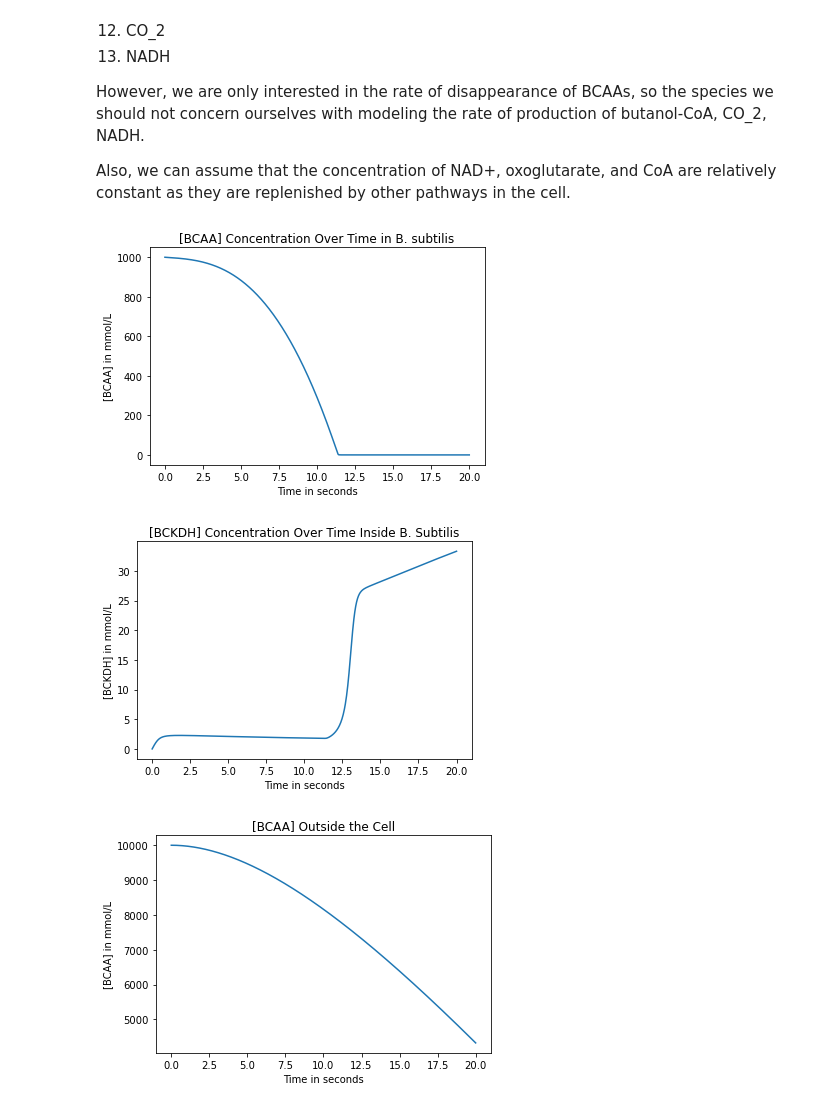
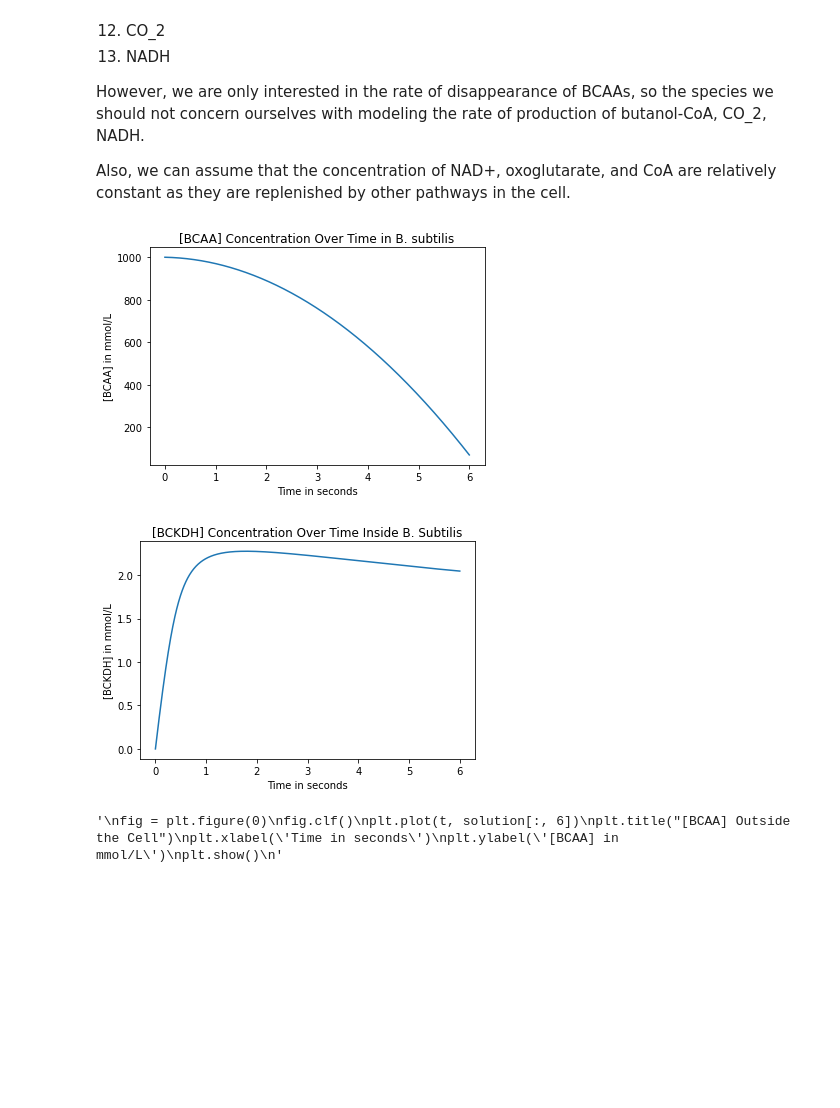
Before and after one commit to BloonCorps/iGEMIT-Modeling, a Jupyter notebook: gene_expression_enzyme_kinetics.ipynb, the cells around one changed output. Saved outputs shown, nothing was run; the diff lists cells and outputs as text; code cells hidden in the pictures; blank space fills up the shorter version.

Commit message:
graph

```diff
--- a/gene_expression_enzyme_kinetics.ipynb
+++ b/gene_expression_enzyme_kinetics.ipynb
@@ -153,39 +153,41 @@ def reaction(conc, time):
         dBCAAoutdt, dbCAPdt]
 
 #Define timesteps.
-t = np.linspace(0, 20, 1000) #step times
+t = np.linspace(0, 6, 1000) #step times
 
 #Solve the ODE with initial condition defined in species.
 s = species
 initial_conc = [s['BCAA_in'], s['ilvK'], s['Complex1'], \
     s['BCKA'], s['Complex2'], s['BCKDH'], s['BCAA_out'], s['bCAP']]
 
 solution = odeint(reaction, initial_conc, t)
 
 fig = plt.figure(0)
 fig.clf()
 plt.plot(t, solution[:, 0])
 plt.title("[BCAA] Concentration Over Time in B. subtilis")
 plt.xlabel('Time in seconds')
 plt.ylabel('[BCAA] in mmol/L')
 plt.show()
 
 fig = plt.figure(0)
 fig.clf()
 plt.plot(t, solution[:, 5])
 plt.title("[BCKDH] Concentration Over Time Inside B. Subtilis")
 plt.xlabel('Time in seconds')
 plt.ylabel('[BCKDH] in mmol/L')
 plt.show()
 
+'''
 fig = plt.figure(0)
 fig.clf()
 plt.plot(t, solution[:, 6])
 plt.title("[BCAA] Outside the Cell")
 plt.xlabel('Time in seconds')
 plt.ylabel('[BCAA] in mmol/L')
 plt.show()
+'''
 # %% [output]
-[figure, old version]
+[figure, new version]
-[figure, old version]
+[figure, new version]
-[figure, removed]
+'\nfig = plt.figure(0)\nfig.clf()\nplt.plot(t, solution[:, 6])\nplt.title("[BCAA] Outside the Cell")\nplt.xlabel(\'Time in seconds\')\nplt.ylabel(\'[BCAA] in mmol/L\')\nplt.show()\n'
```
